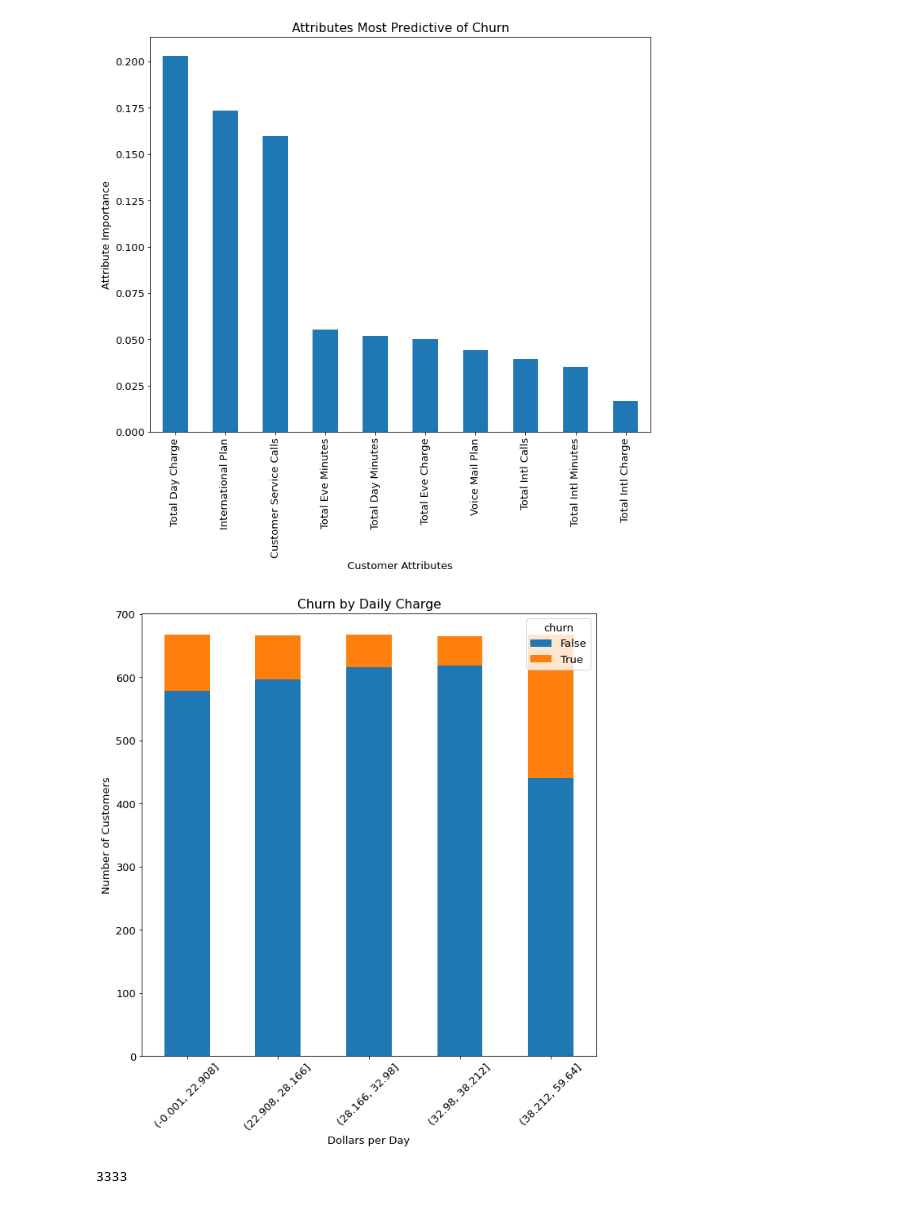
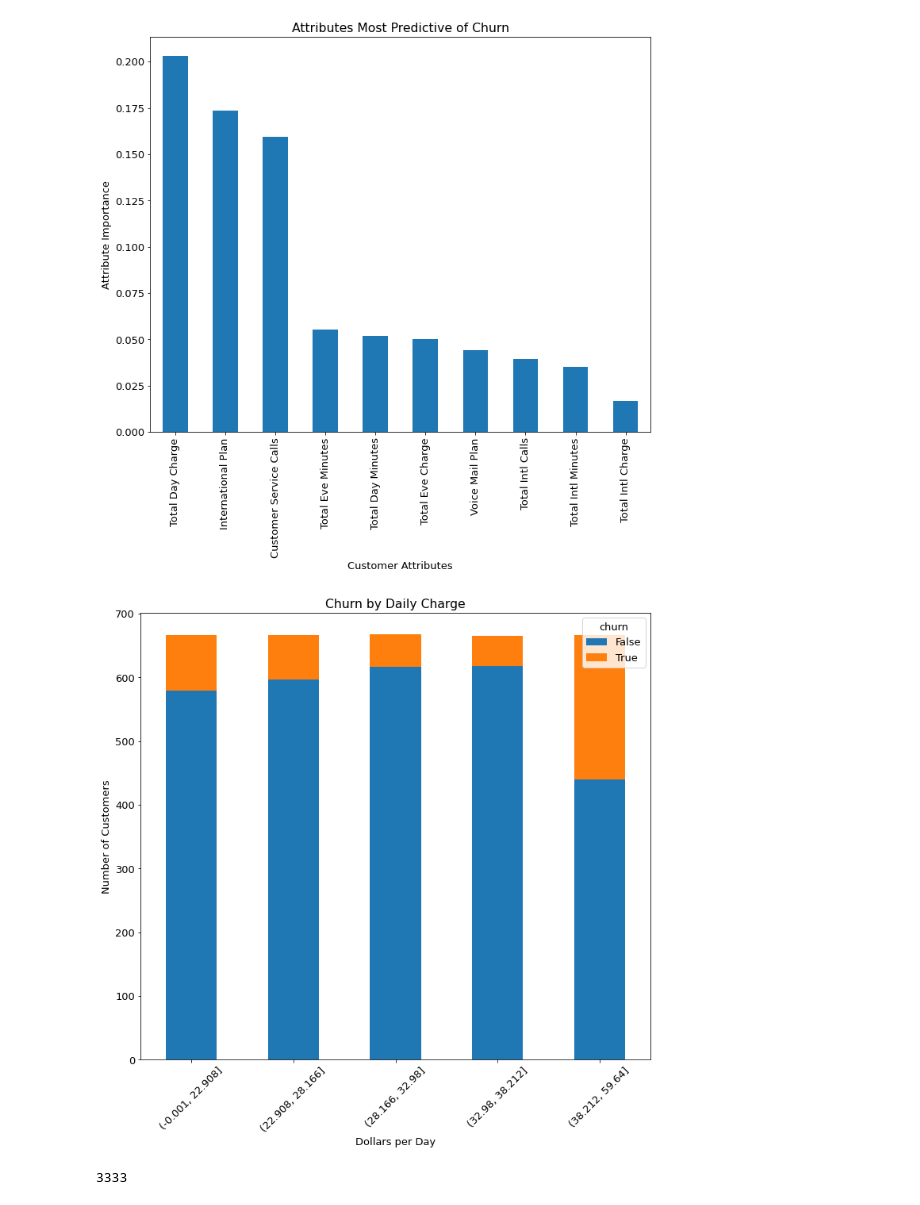
Before and after one commit to ThomasHChapman/P3-Classifer, a Jupyter notebook: SyriatelChurnNotebook.ipynb, the cells around one changed output. Saved outputs shown, nothing was run; the diff lists cells and outputs as text; code cells hidden in the pictures.

```diff
--- a/SyriatelChurnNotebook.ipynb
+++ b/SyriatelChurnNotebook.ipynb
@@ -999,34 +998,34 @@ get_feature_importance(gbc_pipeline3, 'gbc', X_test, y_test)
 # %% [output]
 [figure]
 # %%
-df_bin = df
-bins = [0, 10, 20, 30, 40, 50, 60]
+df_bin = df.copy()
 df_bin['binned'] = pd.qcut(df_bin['total day charge'], q=5)
 bin_tot_customers =  df_bin['binned'].value_counts()
 #fig, ax = plt.subplots(figsize=(10,10))
 #pps = plt.bar(x = model_its.keys(), height=model_its.values(), color=colors)
 
 
 df_bin.groupby([('binned'), 'churn']).size().unstack().plot(kind='bar', stacked=True, figsize=(10,10));
 plt.xlabel('Dollars per Day')
 plt.ylabel('Number of Customers')
 plt.title('Churn by Daily Charge')
 plt.xticks(rotation = 45)
+plt.tight_layout()
 
 # Add percentages to bars
 #for p in pps:
 #   height = p.get_height()
 #   ax.annotate('{}'.format(height),
 #      xy=(p.get_x() + p.get_width() / 2, height),
 #      xytext=(0, 5), # 3 points vertical offset
 #      textcoords="offset points",
 #      ha='center', va='bottom')
 
 
 # Save Figure
 plt.savefig('./images/day_charge', facecolor='white', dpi=500)
 # %% [output]
-[figure, old version]
+[figure, new version]
 # %%
 df_bin['total day charge'].count()
 # %% [output]
```
Also changed, not shown: parts of 16 cells of this notebook, 3 other files.
